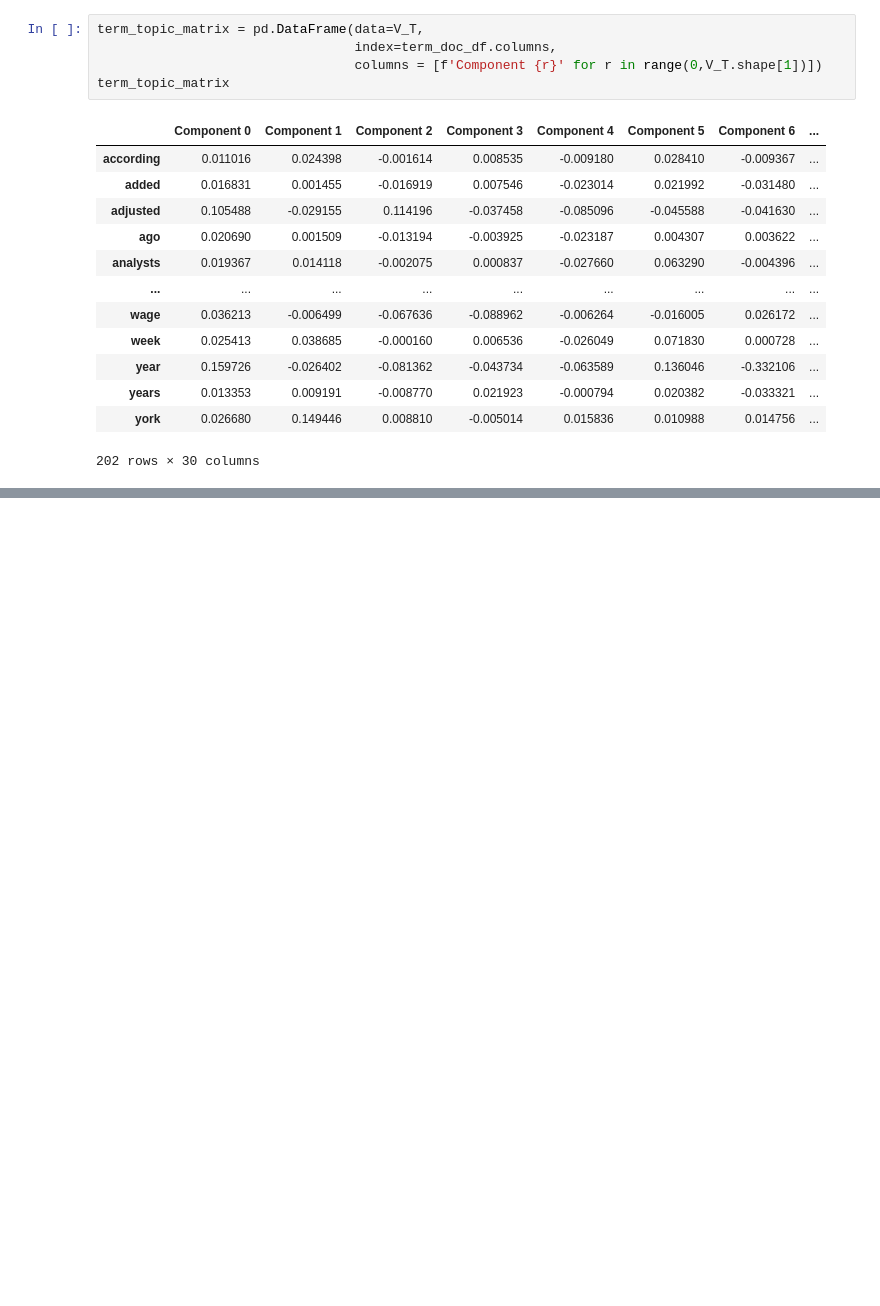
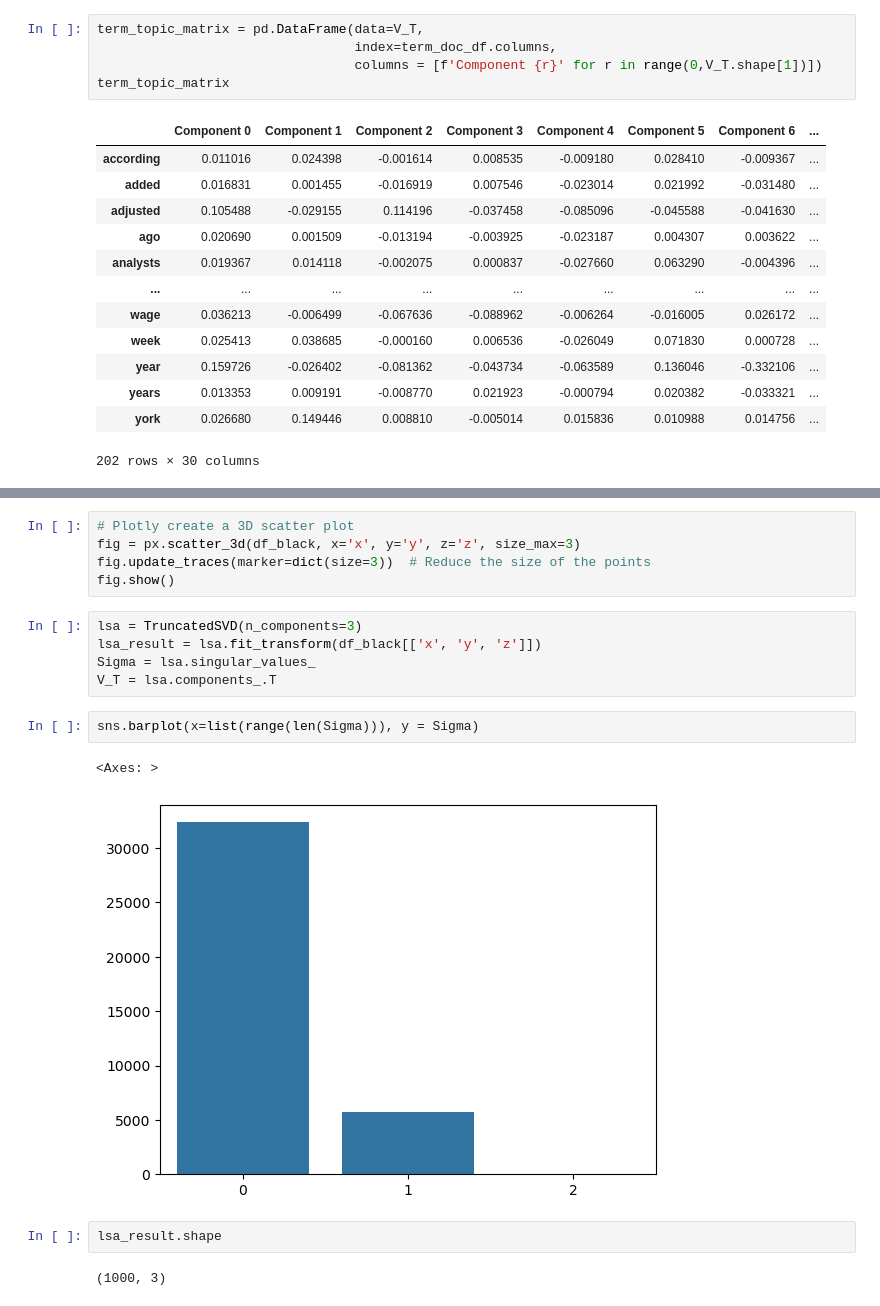
Before and after one commit to febse/ta2024, a Jupyter notebook: 01-Intro-Vectorization/07-Latent-Semantic-Analysis.ipynb, the cells around one changed output, grey strips where cells are left out. Drawn from its saved outputs; the diff is of its cells as text; blank space fills up the shorter version.

```diff
--- a/01-Intro-Vectorization/07-Latent-Semantic-Analysis.ipynb
+++ b/01-Intro-Vectorization/07-Latent-Semantic-Analysis.ipynb
@@ -309,0 +476,19 @@ AttributeError: module 'numpy' has no attribute 'reandom'
+# %%
+# Plotly create a 3D scatter plot
+fig = px.scatter_3d(df_black, x='x', y='y', z='z', size_max=3)
+fig.update_traces(marker=dict(size=3))  # Reduce the size of the points
+fig.show()
+# %%
+lsa = TruncatedSVD(n_components=3)
+lsa_result = lsa.fit_transform(df_black[['x', 'y', 'z']])
+Sigma = lsa.singular_values_
+V_T = lsa.components_.T
+# %%
+sns.barplot(x=list(range(len(Sigma))), y = Sigma)
+# %% [output]
+<Axes: >
+[figure, added]
+# %%
+lsa_result.shape
+# %% [output]
+(1000, 3)
```
Also changed, not shown: parts of 17 cells of this notebook.
